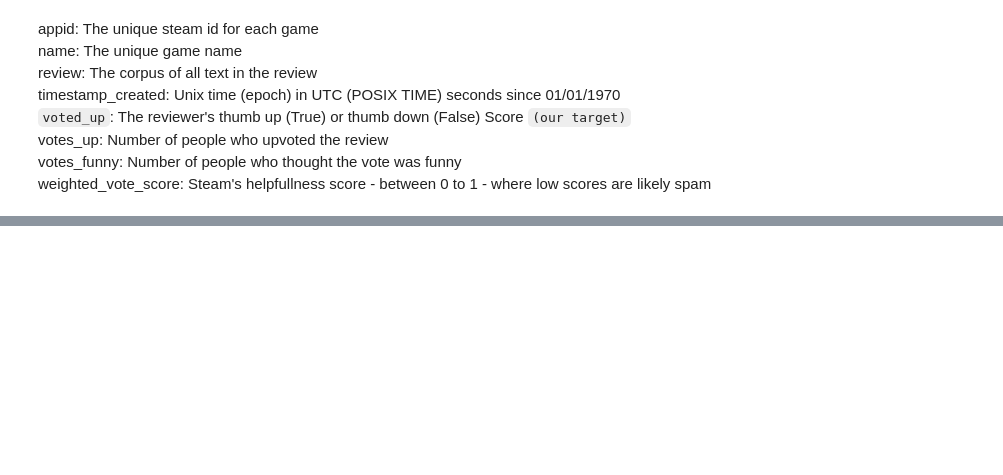
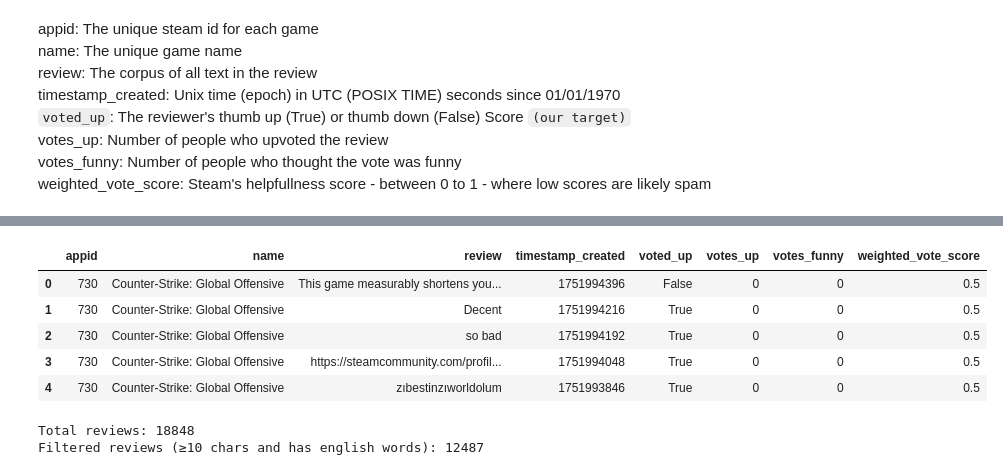
Before and after one commit to morescode-pm/kaggle-fastai, a Jupyter notebook: chapter3/nlp-steam.ipynb, the cells around one changed output, grey strips where cells are left out. Saved outputs shown, nothing was run; the diff lists cells and outputs as text; code cells hidden in the pictures; blank space fills up the shorter version.

```diff
--- a/chapter3/nlp-steam.ipynb
+++ b/chapter3/nlp-steam.ipynb
@@ -146,0 +172,54 @@ weighted_vote_score: Steam's helpfullness score - between 0 to 1 - where low sco
+# %%
+# Pre-filter Reviews
+quality_reviews = []
+for _, row in tqdm(top_games.iterrows(), total=top_games.shape[0]):
+    n_quality = 0
+    appid = row['appid']
+    name = row['name']
+    cursor = '*' # Initial cursor
+
+    while n_quality < 90:
+        reviews_data = get_reviews(appid, num_reviews=100, cursor=cursor)
+        reviews = reviews_data['reviews']
+        cursor = reviews_data.get('cursor') # Update's cursor value
+
+        if not reviews:
+            break # early escape if no more reviews to fetch
+
+        for review in reviews:
+            if float(review['weighted_vote_score']) >= 0.51:
+                n_quality += 1
+                all_reviews.append({
+                    'appid': appid,
+                    'name': name,
+                    'review': review['review'],
+                    'timestamp_created': review['timestamp_created'],
+                    'voted_up': review['voted_up'],
+                    'votes_up': review['votes_up'],
+                    'votes_funny': review['votes_funny'],
+                    'weighted_vote_score': review['weighted_vote_score'],
+                })
+
+
+quality_reviews_df = pd.DataFrame(all_reviews)
+quality_reviews_df.head()
+# %% [output]
+|  | appid | name | review | timestamp_created | voted_up | votes_up | votes_funny | weighted_vote_score |
+| 0 | 730 | Counter-Strike: Global Offensive | This game measurably shortens you... | 1751994396 | False | 0 | 0 | 0.5 |
+| 1 | 730 | Counter-Strike: Global Offensive | Decent | 1751994216 | True | 0 | 0 | 0.5 |
+| 2 | 730 | Counter-Strike: Global Offensive | so bad | 1751994192 | True | 0 | 0 | 0.5 |
+| 3 | 730 | Counter-Strike: Global Offensive | https://steamcommunity.com/profil... | 1751994048 | True | 0 | 0 | 0.5 |
+| 4 | 730 | Counter-Strike: Global Offensive | zıbestinzıworldolum | 1751993846 | True | 0 | 0 | 0.5 |
+# %%
+# check in on counts and if filtering now
+print("Total reviews:", len(quality_reviews_df))
+
+has_word = quality_reviews_df['review'].str.contains(r'\b\w+\b')
+is_long = quality_reviews_df.review.str.len().ge(10)
+english_only = quality_reviews_df['review'].str.fullmatch(r"[A-Za-z0-9\s.,!?\"'’\-():;]+", na=False)
+
+filtered_df = quality_reviews_df[has_word & is_long & english_only]
+print("Filtered reviews (≥10 chars and has english words):", len(filtered_df))
+# %% [output]
+Total reviews: 18848
+Filtered reviews (≥10 chars and has english words): 12487
```
Also changed, not shown: parts of 44 cells of this notebook.
